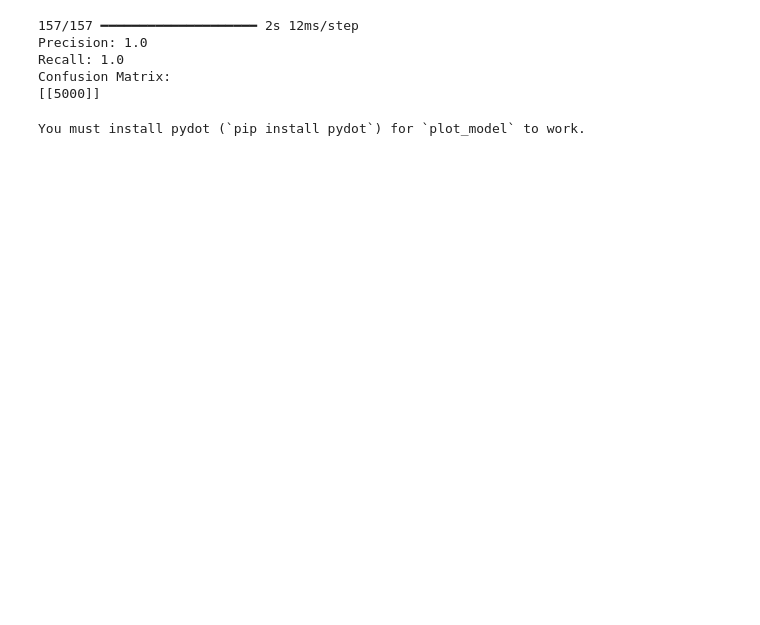
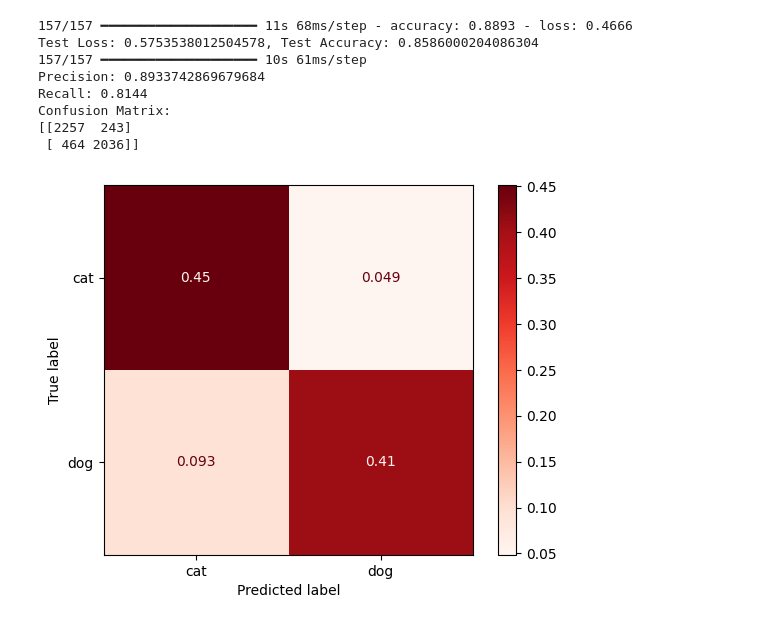
Before and after one commit to DrMahmoudMohammedTaha/nn_standard, a Jupyter notebook: _notebooks/network-notebook.ipynb, the cells around one changed output. Cells and saved outputs as stored; diff of their text form; code cells hidden in the pictures; blank space fills up the shorter version.

```diff
--- a/_notebooks/network-notebook.ipynb
+++ b/_notebooks/network-notebook.ipynb
@@ -164,36 +232,47 @@ Test Loss: 0.0, Test Accuracy: 1.0
 # %%
+## Evaluate model
+
 from sklearn.metrics import confusion_matrix, precision_score, recall_score
 
-# Predict on test data
+# loss and accuracy
+loss, accuracy = model.evaluate(np.array(x_test), np.array(y_test))
+print(f'Test Loss: {loss}, Test Accuracy: {accuracy}')
+
+# Calculate precision and recall
 y_pred = model.predict(np.array(x_test))
-
 y_pred = (y_pred > 0.5).astype(int)
-# Calculate precision and recall
 precision = precision_score(y_test, y_pred)
 recall = recall_score(y_test, y_pred)
-
 print("Precision:", precision)
 print("Recall:", recall)
 
-# Build confusion matrix
+# calculate confusion matrix
 conf_matrix = confusion_matrix(y_test, y_pred)
 print("Confusion Matrix:")
 print(conf_matrix)
+
+## draw confusion matrix
+from sklearn.metrics import ConfusionMatrixDisplay
+from sklearn.metrics import confusion_matrix
+import matplotlib.pyplot as plt
+import numpy as np
+
+categories = ["cat", "dog"]
+cm = confusion_matrix(y_test, y_pred)
+cm = cm / np.sum(cm)
+disp = ConfusionMatrixDisplay(confusion_matrix=cm, display_labels=categories)
+disp.plot(cmap=plt.cm.Reds)
+plt.show()
 # %% [output]
-157/157 ━━━━━━━━━━━━━━━━━━━━ 2s 12ms/step
-Precision: 1.0
-Recall: 1.0
+157/157 ━━━━━━━━━━━━━━━━━━━━ 11s 68ms/step - accuracy: 0.8893 - loss: 0.4666
+Test Loss: 0.5753538012504578, Test Accuracy: 0.8586000204086304
+157/157 ━━━━━━━━━━━━━━━━━━━━ 10s 61ms/step
+Precision: 0.8933742869679684
+Recall: 0.8144
 Confusion Matrix:
-[[5000]]
+[[2257  243]
+ [ 464 2036]]
+[figure, added]
-# %%
-# pip install pydot
-
-from keras.utils import plot_model
-
-# Plot the model architecture
-plot_model(model, to_file='model_plot.png', show_shapes=True, show_layer_names=True)
-# %% [output]
-You must install pydot (`pip install pydot`) for `plot_model` to work.
 # %%
 ## save the model with timestamp namd
 
```
Also changed, not shown: parts of 11 cells of this notebook.
